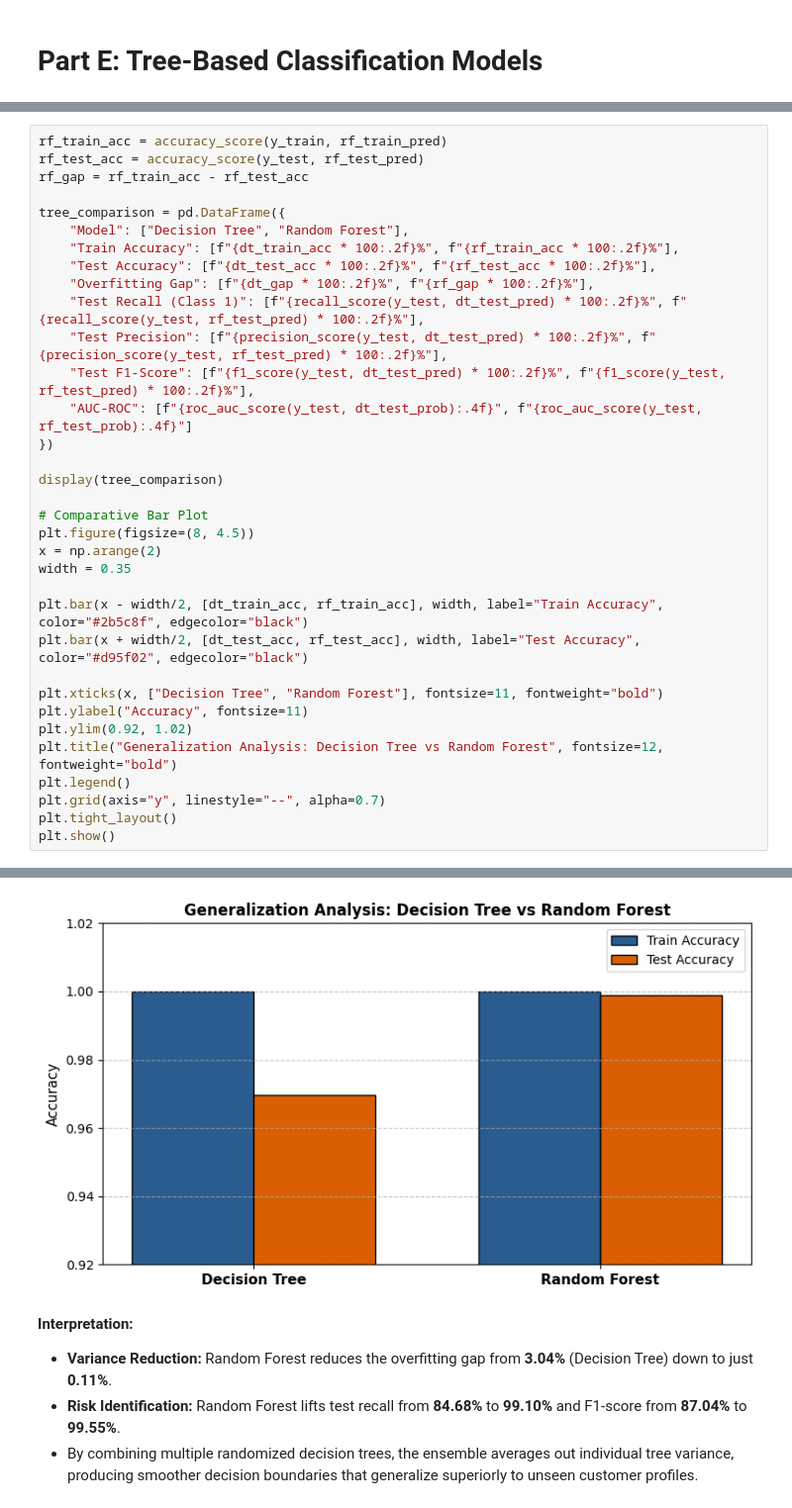
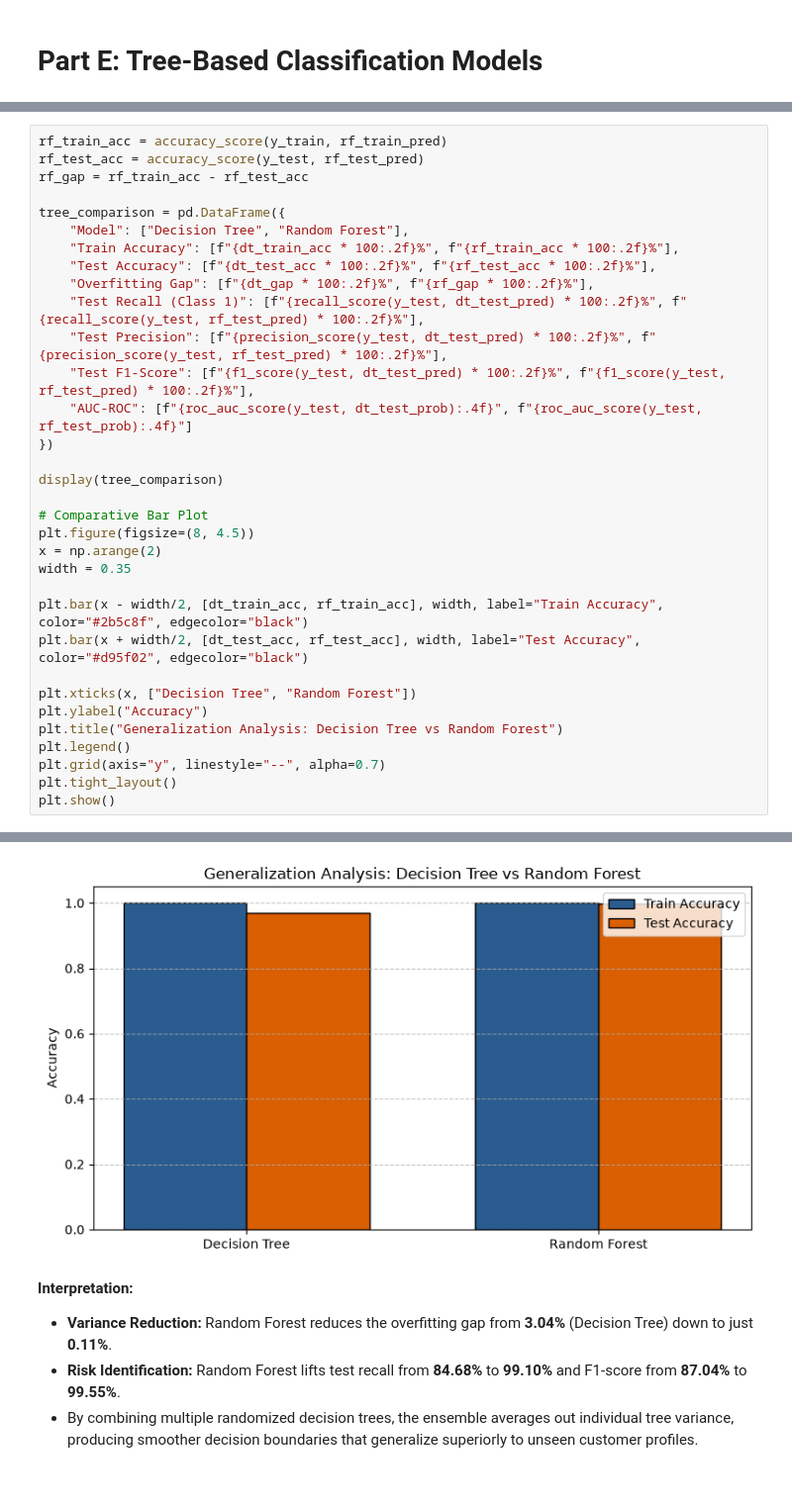
Before and after one commit to bhumihalatwala/Supervised_Learning_PR3, a Jupyter notebook: Risk_Alert_Classifier.ipynb, the cells around one changed output, grey strips where cells are left out. Shown at 99% size. Drawn from its saved outputs; the diff is of its cells as text.

```diff
--- a/Risk_Alert_Classifier.ipynb
+++ b/Risk_Alert_Classifier.ipynb
@@ -724,10 +651,9 @@ width = 0.35
 plt.bar(x - width/2, [dt_train_acc, rf_train_acc], width, label="Train Accuracy", color="#2b5c8f", edgecolor="black")
 plt.bar(x + width/2, [dt_test_acc, rf_test_acc], width, label="Test Accuracy", color="#d95f02", edgecolor="black")
 
-plt.xticks(x, ["Decision Tree", "Random Forest"], fontsize=11, fontweight="bold")
-plt.ylabel("Accuracy", fontsize=11)
-plt.ylim(0.92, 1.02)
-plt.title("Generalization Analysis: Decision Tree vs Random Forest", fontsize=12, fontweight="bold")
+plt.xticks(x, ["Decision Tree", "Random Forest"])
+plt.ylabel("Accuracy")
+plt.title("Generalization Analysis: Decision Tree vs Random Forest")
 plt.legend()
 plt.grid(axis="y", linestyle="--", alpha=0.7)
 plt.tight_layout()
@@ -739,4 +665,4 @@ Random Forest        100.00%        99.89%           0.11%                99.10%
-[figure, old version]
+[figure, new version]
 # %% [markdown]
 **Interpretation:**
 - **Variance Reduction:** Random Forest reduces the overfitting gap from **3.04%** (Decision Tree) down to just **0.11%**.
```
Also changed, not shown: parts of 44 cells of this notebook.
